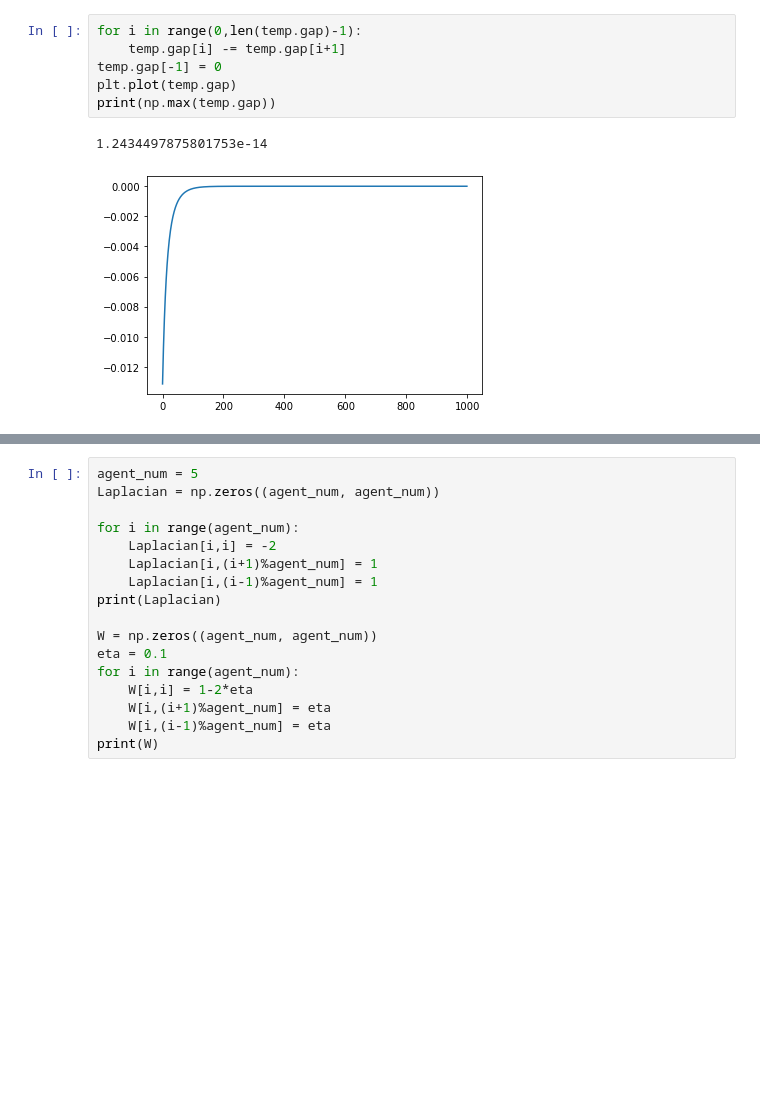
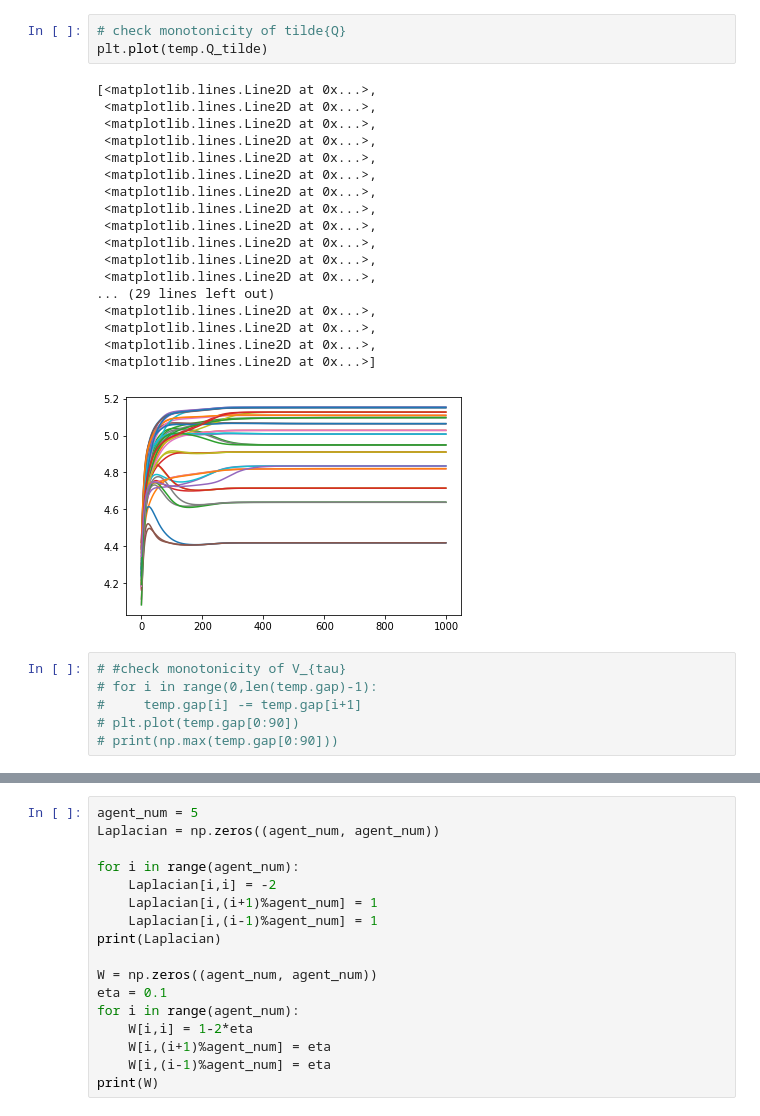
Before and after one commit to sundave1998/ARNPG-MORL, a Jupyter notebook: Tabular MDP (oracle)/CTDE_fromTao.ipynb, the cells around one changed output, grey strips where cells are left out. Drawn from its saved outputs; the diff is of its cells as text; blank space fills up the shorter version.

```diff
--- a/Tabular MDP (oracle)/CTDE_fromTao.ipynb
+++ b/Tabular MDP (oracle)/CTDE_fromTao.ipynb
@@ -63,9 +48,28 @@ plt.plot(temp.gap)
+# %%
+# check monotonicity of tilde{Q}
+plt.plot(temp.Q_tilde)
+# %% [output]
+[<matplotlib.lines.Line2D at 0x...>,
+ <matplotlib.lines.Line2D at 0x...>,
+ <matplotlib.lines.Line2D at 0x...>,
+ <matplotlib.lines.Line2D at 0x...>,
+ <matplotlib.lines.Line2D at 0x...>,
+ <matplotlib.lines.Line2D at 0x...>,
+ <matplotlib.lines.Line2D at 0x...>,
+ <matplotlib.lines.Line2D at 0x...>,
+ <matplotlib.lines.Line2D at 0x...>,
+ <matplotlib.lines.Line2D at 0x...>,
+ <matplotlib.lines.Line2D at 0x...>,
+ <matplotlib.lines.Line2D at 0x...>,
+... (29 lines left out)
+ <matplotlib.lines.Line2D at 0x...>,
+ <matplotlib.lines.Line2D at 0x...>,
+ <matplotlib.lines.Line2D at 0x...>,
+ <matplotlib.lines.Line2D at 0x...>]
+[figure, added]
 # %%
-for i in range(0,len(temp.gap)-1):
-    temp.gap[i] -= temp.gap[i+1]
-temp.gap[-1] = 0
-plt.plot(temp.gap)
-print(np.max(temp.gap))
+# #check monotonicity of V_{tau}
+# for i in range(0,len(temp.gap)-1):
+#     temp.gap[i] -= temp.gap[i+1]
+# plt.plot(temp.gap[0:90])
+# print(np.max(temp.gap[0:90]))
-# %% [output]
-1.2434497875801753e-14
-[figure, removed]
```
Also changed, not shown: parts of 10 cells of this notebook, 1 other file.
